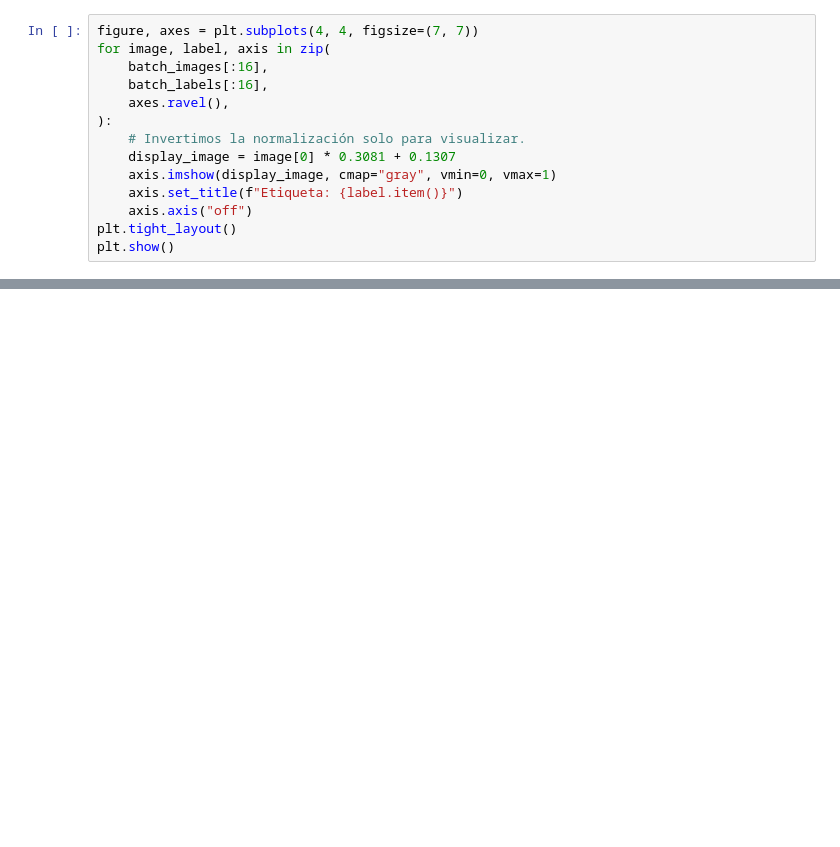
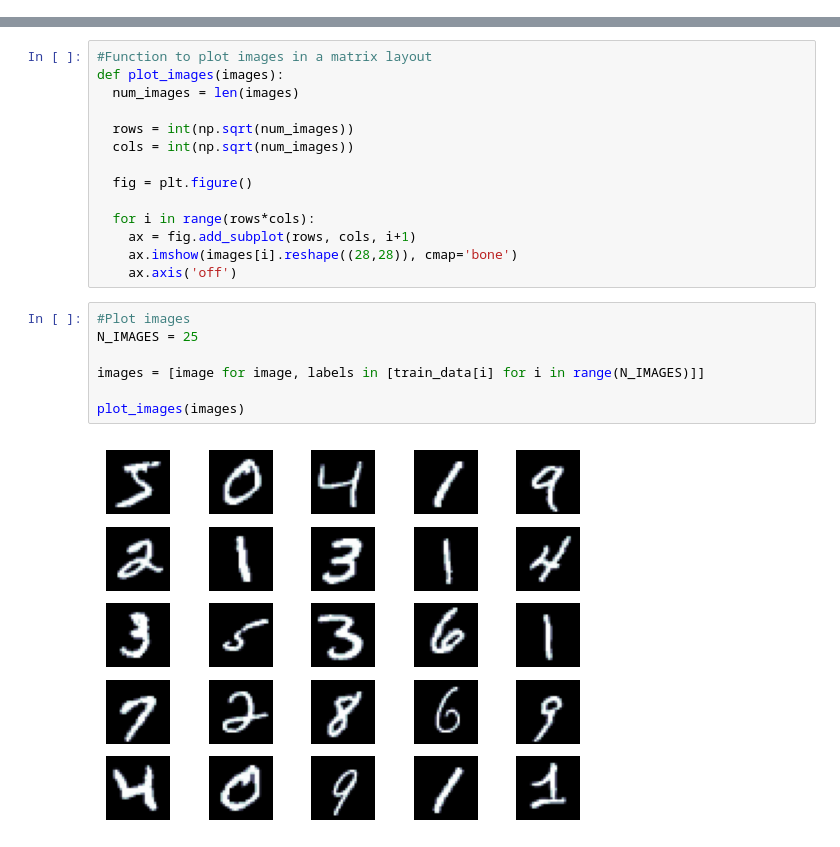
Before and after one commit to ivansipiran/CC5209-Vision-Computacional, a Jupyter notebook: Notebooks/07_MNIST_multiclass.ipynb, the cells around one changed output, grey strips where cells are left out. Drawn from its saved outputs; the diff is of its cells as text; blank space fills up the shorter version.

```diff
--- a/Notebooks/07_MNIST_multiclass.ipynb
+++ b/Notebooks/07_MNIST_multiclass.ipynb
@@ -115,14 +0,0 @@ print("Etiquetas:", batch_labels.shape)
-# %%
-figure, axes = plt.subplots(4, 4, figsize=(7, 7))
-for image, label, axis in zip(
-    batch_images[:16],
-    batch_labels[:16],
-    axes.ravel(),
-):
-    # Invertimos la normalización solo para visualizar.
-    display_image = image[0] * 0.3081 + 0.1307
-    axis.imshow(display_image, cmap="gray", vmin=0, vmax=1)
-    axis.set_title(f"Etiqueta: {label.item()}")
-    axis.axis("off")
-plt.tight_layout()
-plt.show()
@@ -438,0 +123,23 @@ plt.show()
+# %%
+#Function to plot images in a matrix layout
+def plot_images(images):
+  num_images = len(images)
+
+  rows = int(np.sqrt(num_images))
+  cols = int(np.sqrt(num_images))
+
+  fig = plt.figure()
+
+  for i in range(rows*cols):
+    ax = fig.add_subplot(rows, cols, i+1)
+    ax.imshow(images[i].reshape((28,28)), cmap='bone')
+    ax.axis('off')
+# %%
+#Plot images
+N_IMAGES = 25
+
+images = [image for image, labels in [train_data[i] for i in range(N_IMAGES)]]
+
+plot_images(images)
+# %% [output]
+[figure, added]
```
Also changed, not shown: parts of 64 cells of this notebook, 8 other files.
